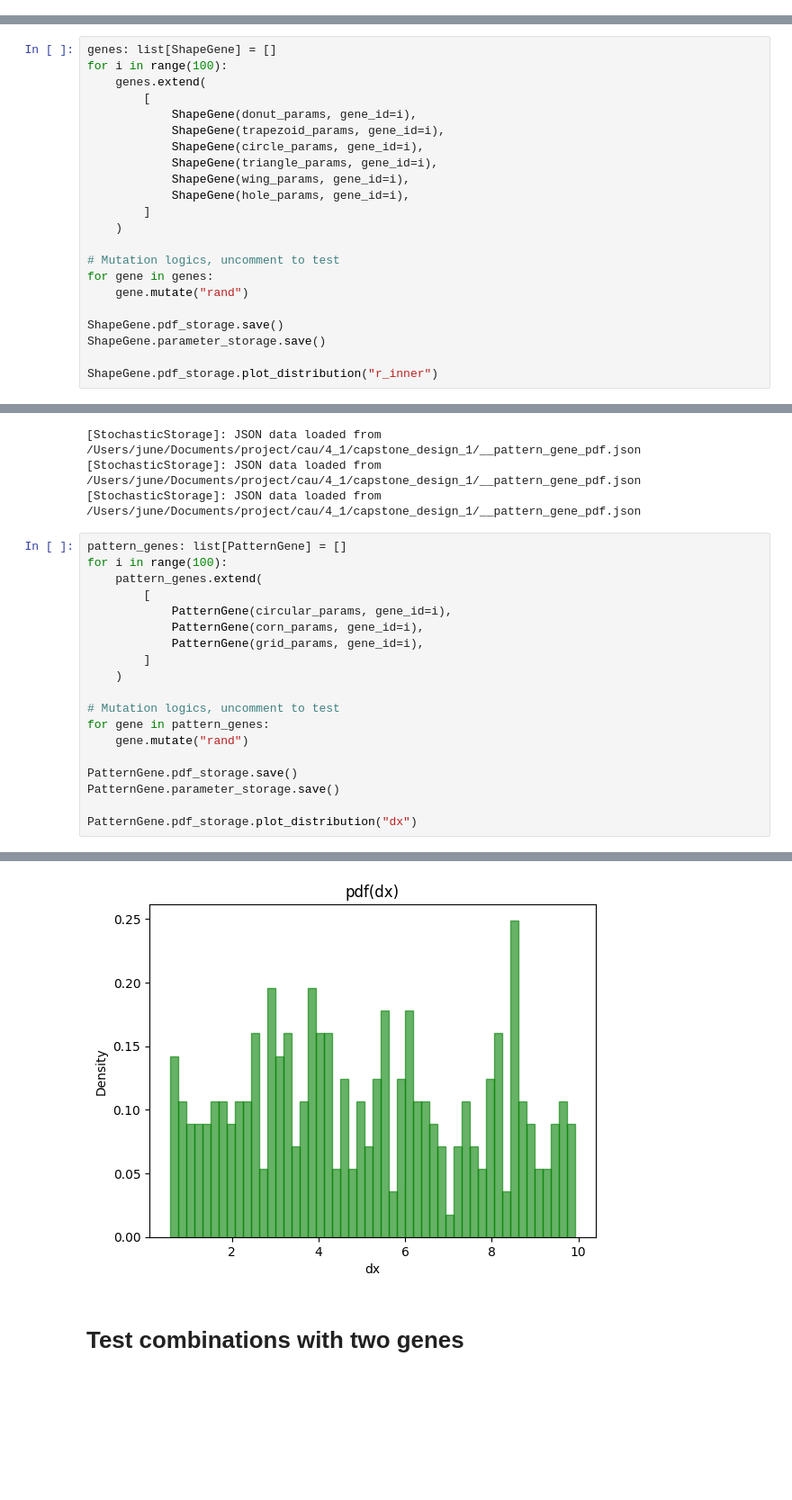
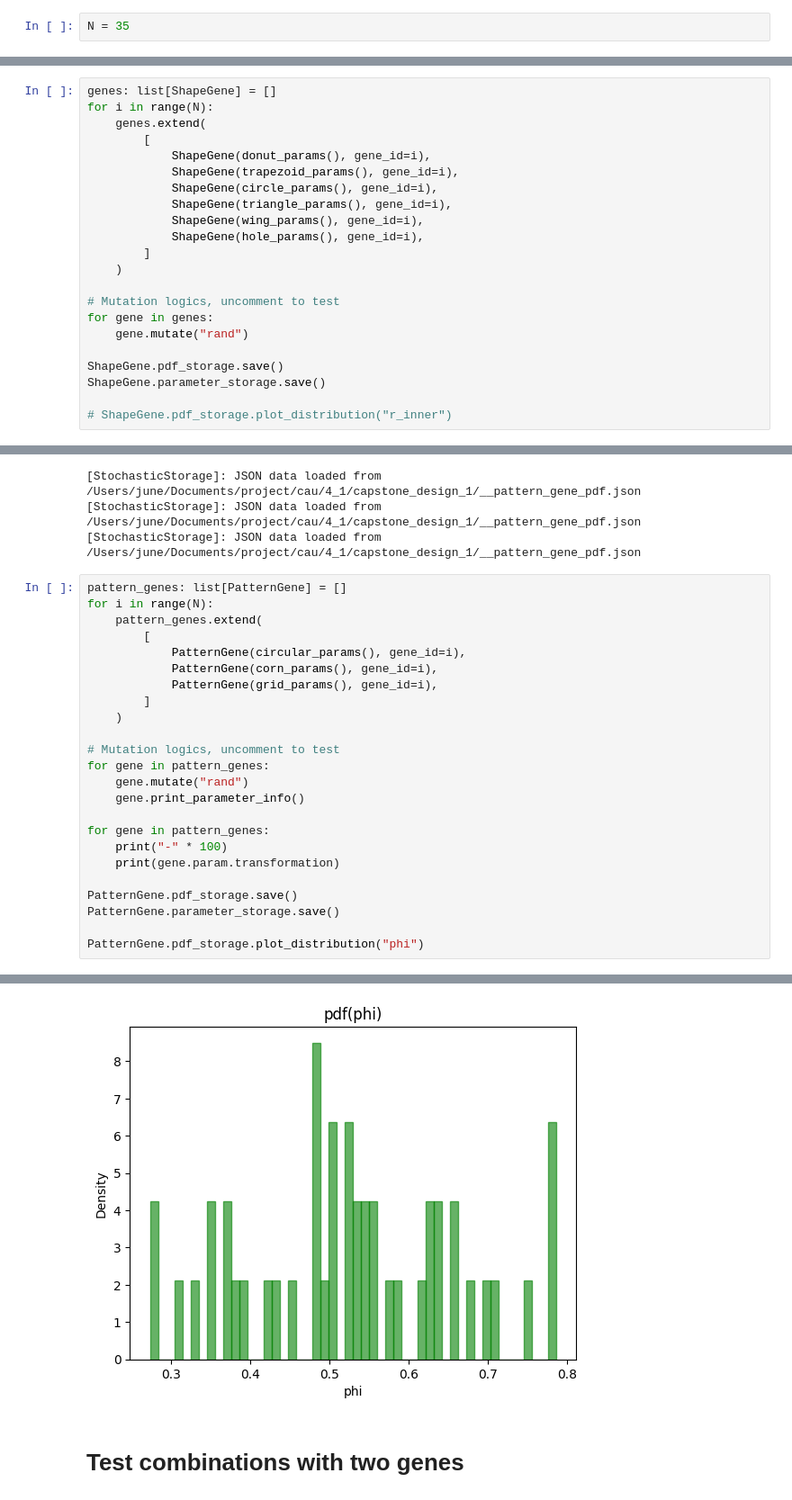
Before and after one commit to danpacho/capstone_1, a Jupyter notebook: test.gene.ipynb, the cells around one changed output, grey strips where cells are left out. Shown at 90% size. Drawn from its saved outputs; the diff is of its cells as text; blank space fills up the shorter version.

```diff
--- a/test.gene.ipynb
+++ b/test.gene.ipynb
@@ -31,19 +31,21 @@ from src.ga.gene.shape.shape_gene import ShapeGene
 [StochasticStorage]: JSON data loaded from /Users/june/Documents/project/cau/4_1/capstone_design_1/__shape_gene_pdf.json
 [StochasticStorage]: JSON data loaded from /Users/june/Documents/project/cau/4_1/capstone_design_1/__shape_gene_pdf.json
 [StochasticStorage]: JSON data loaded from /Users/june/Documents/project/cau/4_1/capstone_design_1/__shape_gene_pdf.json
+# %%
+N = 35
 # %% [markdown]
 # Generate random shape genes
 # %%
 genes: list[ShapeGene] = []
-for i in range(100):
+for i in range(N):
     genes.extend(
         [
-            ShapeGene(donut_params, gene_id=i),
-            ShapeGene(trapezoid_params, gene_id=i),
-            ShapeGene(circle_params, gene_id=i),
-            ShapeGene(triangle_params, gene_id=i),
-            ShapeGene(wing_params, gene_id=i),
-            ShapeGene(hole_params, gene_id=i),
+            ShapeGene(donut_params(), gene_id=i),
+            ShapeGene(trapezoid_params(), gene_id=i),
+            ShapeGene(circle_params(), gene_id=i),
+            ShapeGene(triangle_params(), gene_id=i),
+            ShapeGene(wing_params(), gene_id=i),
+            ShapeGene(hole_params(), gene_id=i),
         ]
     )
 
@@ -54,7 +56,7 @@ for gene in genes:
 ShapeGene.pdf_storage.save()
 ShapeGene.parameter_storage.save()
 
-ShapeGene.pdf_storage.plot_distribution("r_inner")
+# ShapeGene.pdf_storage.plot_distribution("r_inner")
 # %% [output]
 [StochasticStorage]: JSON data saved to /Users/june/Documents/project/cau/4_1/capstone_design_1/__shape_gene_pdf.json
 [Storage]: JSON data saved to /Users/june/Documents/project/cau/4_1/capstone_design_1/__gene_parameters.json
@@ -81,21 +82,26 @@ from src.ga.gene.pattern.pattern_gene import PatternGene
 [StochasticStorage]: JSON data loaded from /Users/june/Documents/project/cau/4_1/capstone_design_1/__pattern_gene_pdf.json
 # %%
 pattern_genes: list[PatternGene] = []
-for i in range(100):
+for i in range(N):
     pattern_genes.extend(
         [
-            PatternGene(circular_params, gene_id=i),
-            PatternGene(corn_params, gene_id=i),
-            PatternGene(grid_params, gene_id=i),
+            PatternGene(circular_params(), gene_id=i),
+            PatternGene(corn_params(), gene_id=i),
+            PatternGene(grid_params(), gene_id=i),
         ]
     )
 
 # Mutation logics, uncomment to test
 for gene in pattern_genes:
     gene.mutate("rand")
+    gene.print_parameter_info()
+
+for gene in pattern_genes:
+    print("-" * 100)
+    print(gene.param.transformation)
 
 PatternGene.pdf_storage.save()
 PatternGene.parameter_storage.save()
 
-PatternGene.pdf_storage.plot_distribution("dx")
+PatternGene.pdf_storage.plot_distribution("phi")
 # %% [output]
@@ -102,6 +123,6 @@ PatternGene.pdf_storage.plot_distribution("dx")
 [StochasticStorage]: JSON data saved to /Users/june/Documents/project/cau/4_1/capstone_design_1/__pattern_gene_pdf.json
 [Storage]: JSON data saved to /Users/june/Documents/project/cau/4_1/capstone_design_1/__gene_parameters.json
-[figure, old version]
+[figure, new version]
 # %% [markdown]
 # Test combinations with two genes
 # %%
```
Also changed, not shown: parts of 8 cells of this notebook.
